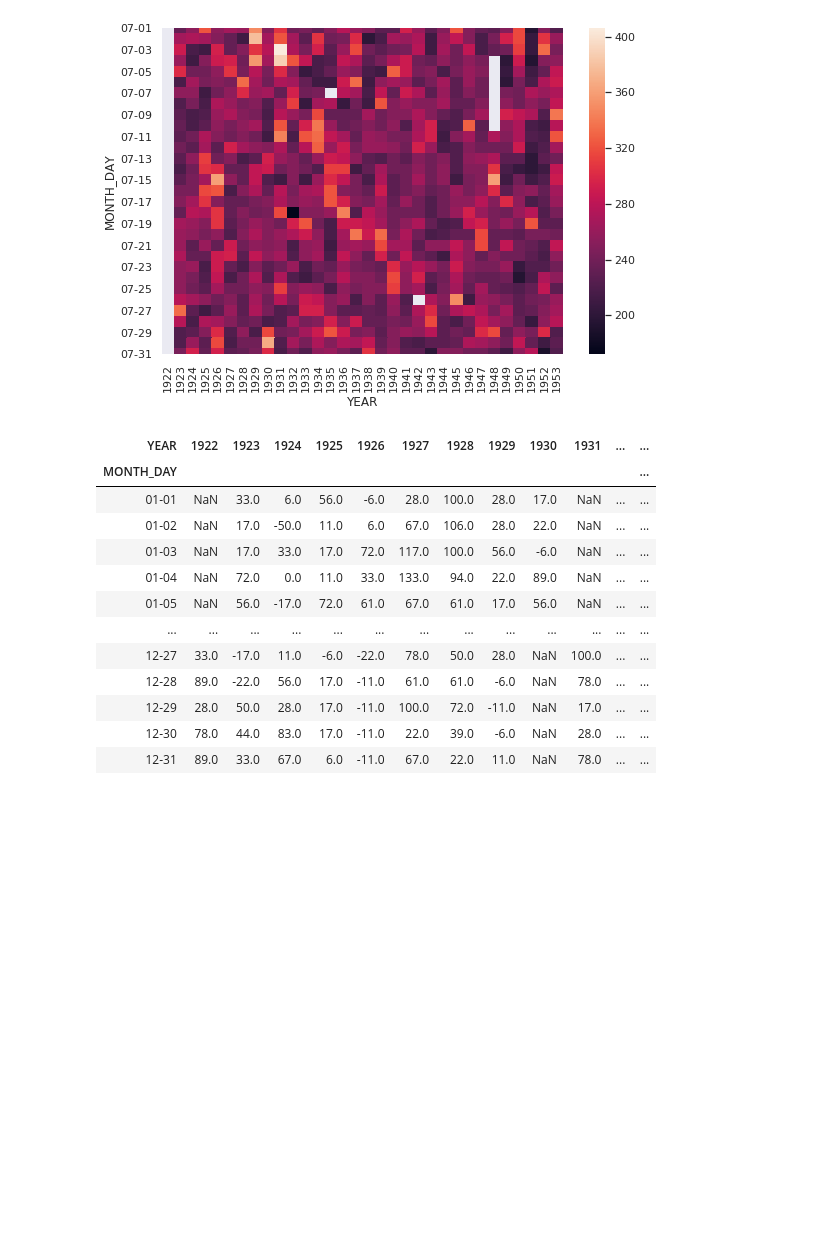
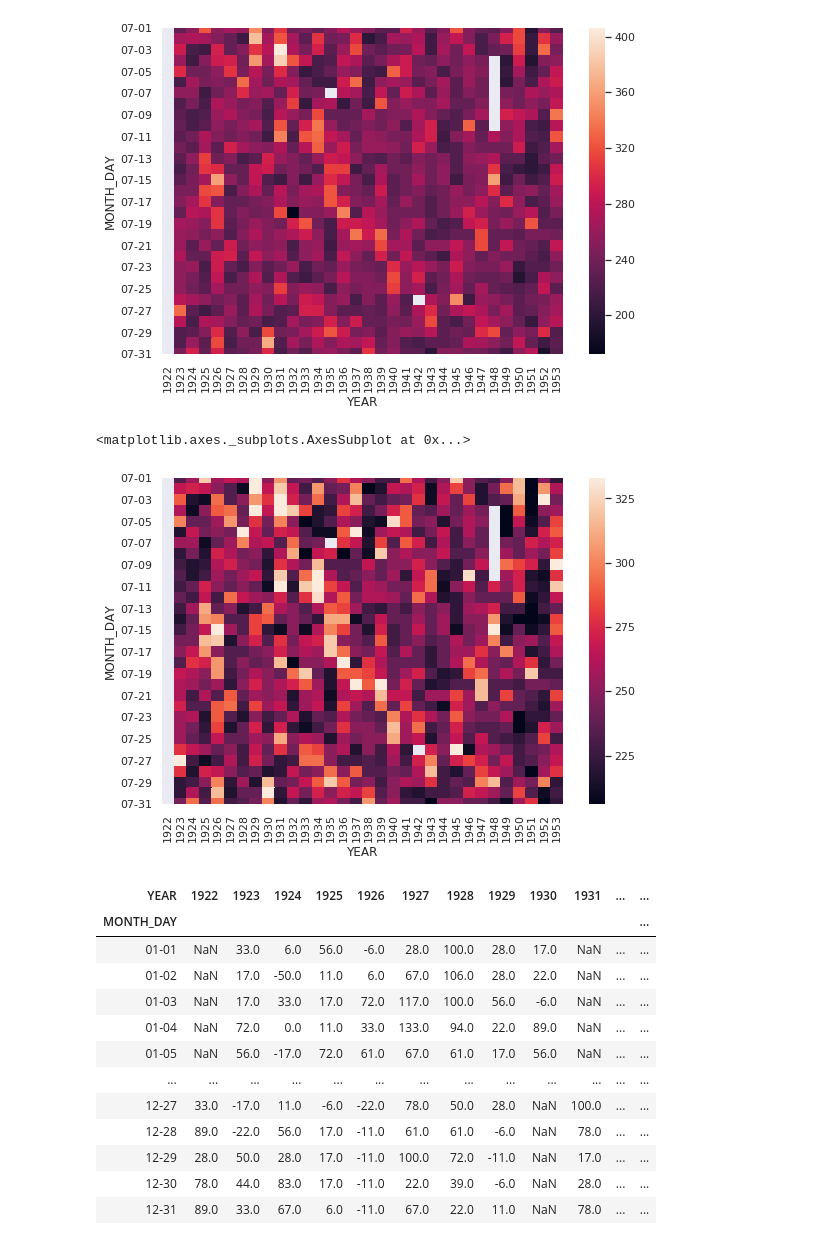
Before and after one commit to jaduimstra/climateviz, a Jupyter notebook: Initial_exploration.ipynb, the cells around one changed output. Saved outputs shown, nothing was run; the diff lists cells and outputs as text; code cells hidden in the pictures; blank space fills up the shorter version.

```diff
--- a/Initial_exploration.ipynb
+++ b/Initial_exploration.ipynb
@@ -323,6 +323,12 @@ sns.heatmap(pa_tmax_yearly.loc['07-01':'07-31'])
 # %% [output]
 <matplotlib.axes._subplots.AxesSubplot at 0x...>
 [figure]
+# %%
+f, ax = plt.subplots(figsize=(9,6))
+sns.heatmap(pa_tmax_yearly.loc['07-01':'07-31'], robust=True)
+# %% [output]
+<matplotlib.axes._subplots.AxesSubplot at 0x...>
+[figure, added]
 # %%
 pa_tmin_yearly = pa_temp.pivot('MONTH_DAY', 'YEAR', 'TMIN')
 pa_tmin_yearly
```
Also changed, not shown: parts of 13 cells of this notebook, 1 other file.
